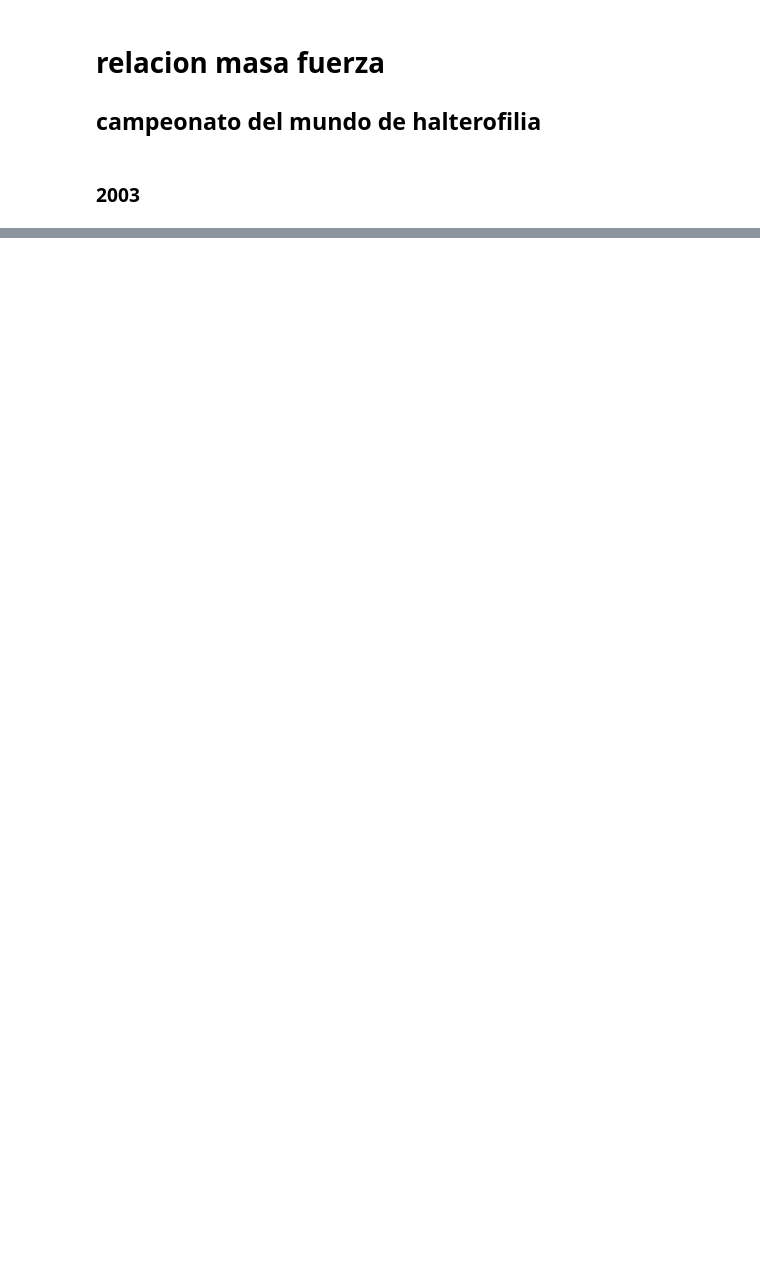
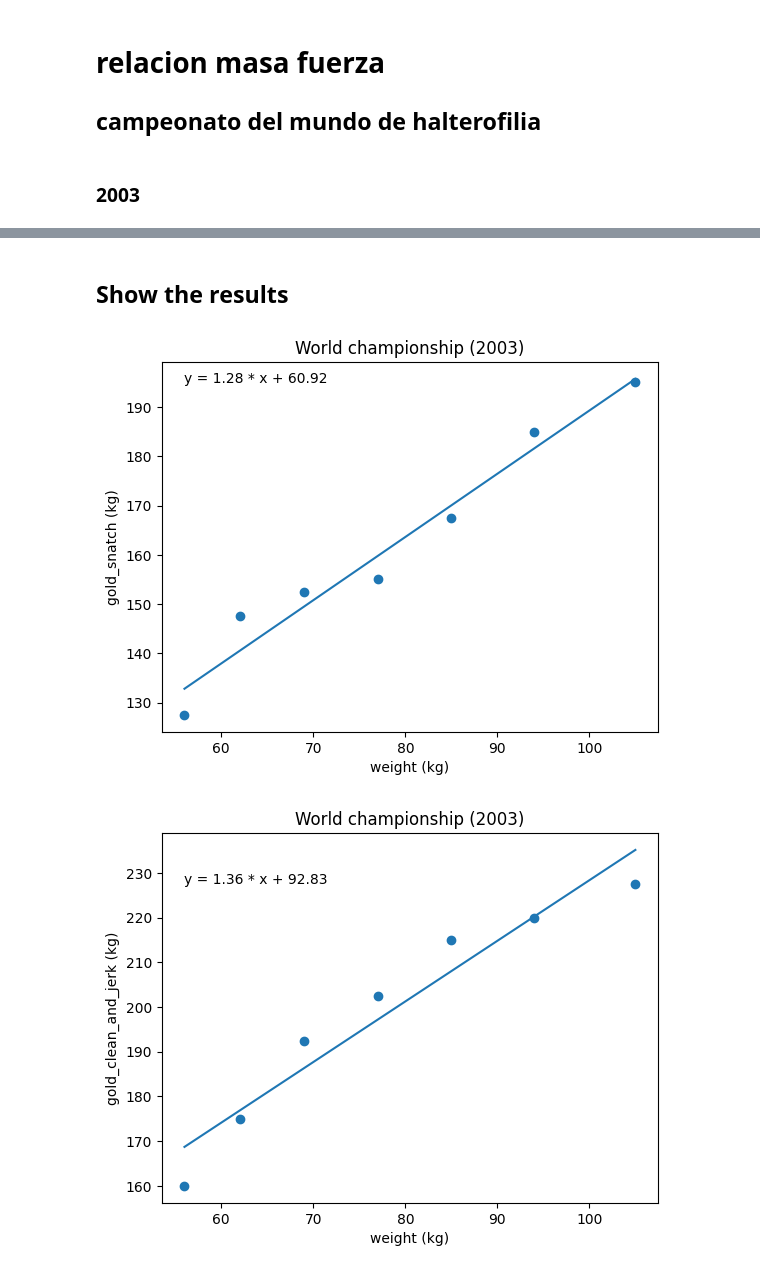
Before and after one commit to emuro/EM_probando, a Jupyter notebook: EM_scaling_law/wes_book.ipynb, the cells around one changed output, grey strips where cells are left out. Drawn from its saved outputs; the diff is of its cells as text; code cells hidden in the pictures; blank space fills up the shorter version.

```diff
--- a/EM_scaling_law/wes_book.ipynb
+++ b/EM_scaling_law/wes_book.ipynb
@@ -69,0 +50,7 @@ Name: gold, dtype: object
+# %%
+male_df.iloc[:,0] = male_df.iloc[:,0].str.replace("kg", "", regex=True)
+for i in male_df.columns[1:]:
+    male_df.loc[:,i] = male_df.loc[:,i].str.replace("([^\d\W]+)", "", regex=True)     # del most of non desired chars, also the kgs in the first col
+    male_df.loc[:,i] = male_df.loc[:,i].str.replace("([^\d\,\+\=]+)", "", regex=True) # del other symbols like -
+    male_df.loc[:,i] = male_df.loc[:,i].str.replace("\,", ".", regex=True) # replace , by .
+male_df
@@ -69,0 +69,17 @@ Name: gold, dtype: object
+# %%
+for i in male_df.columns[1:]:
+    print(i)
+    male_df.loc[:, i] = male_df.loc[:,i].str.split('=').str[0]
+#
+for i in male_df.columns[1:].copy():
+    print(i)
+    newcol1 = i+"_snatch"
+    newcol2 = i+"_clean_and_jerk"
+    male_df.loc[:, newcol1] = male_df.loc[:,i].str.split('+').str[0] # get it
+    male_df.loc[:, newcol2] = male_df.loc[:,i].str.split('+').str[1] # get
+    male_df = male_df.drop(i, axis=1)
+male_df = male_df.drop(index=male_df.index[-1])
+
+#male_df.iloc[:,:].apply(pd.to_numeric)
+print(male_df.info())
+male_df
@@ -69,0 +112,6 @@ Name: gold, dtype: object
+# %%
+for i in male_df.columns:
+    print(i)
+    male_df[i] = pd.to_numeric(male_df[i])
+print(male_df.info())
+male_df
@@ -69,0 +144,19 @@ Name: gold, dtype: object
+# %% [markdown]
+## Show the results
+# %%
+x = male_df.mass_in_kg
+for i in male_df.columns[1:]:
+    y = male_df[i]
+    slope, intercept = np.polyfit(x, y, 1)
+    text = "y = " + str(round(slope, 2)) + " * x + " + str(round(intercept, 2))
+    #print(text)
+    plt.scatter(x, y)
+    plt.title("World championship " + "(" + str(year) + ")")
+    plt.ylabel(i + " (kg)")
+    plt.xlabel("weight (kg)")
+    plt.plot(x, (slope*x)+intercept)
+    plt.text(min(x), max(y), text, dict(size=10))
+    plt.show()
+# %% [output]
+[figure, added]
+[figure, added]
```
Also changed, not shown: parts of 13 cells of this notebook.
